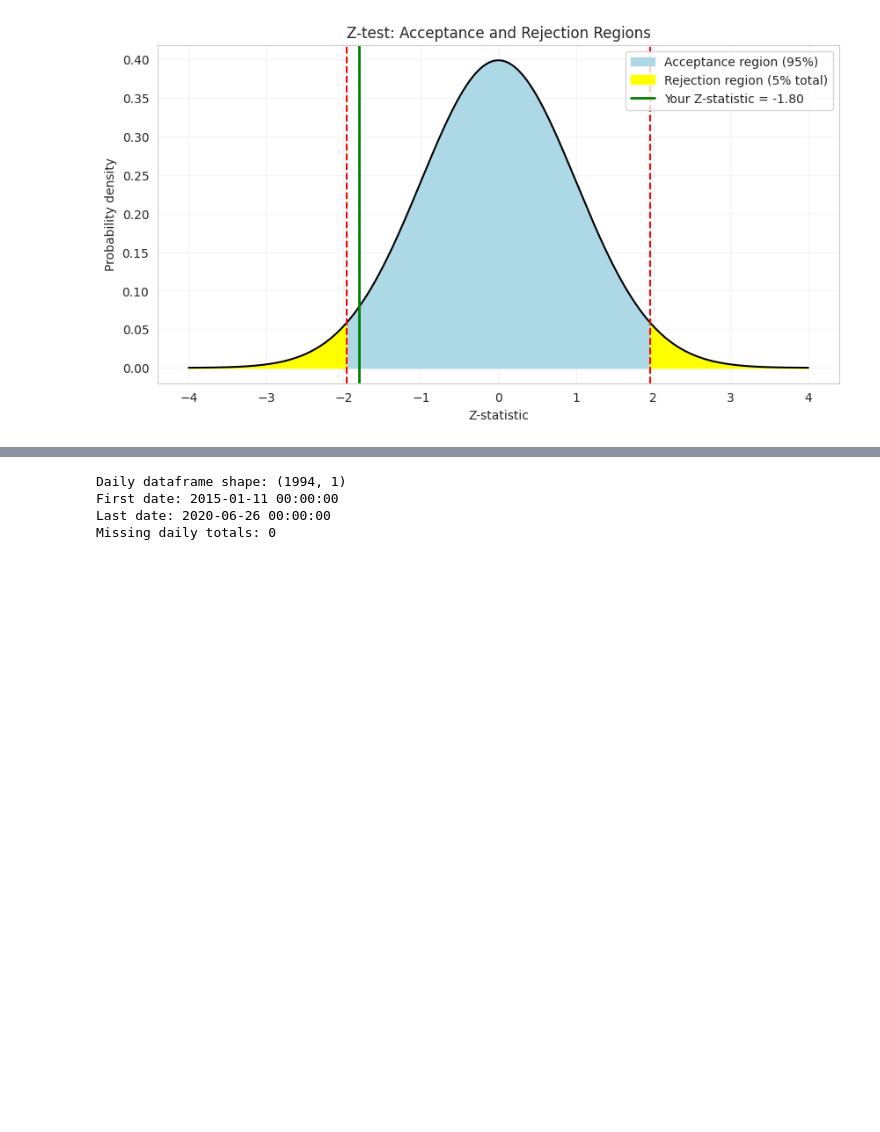
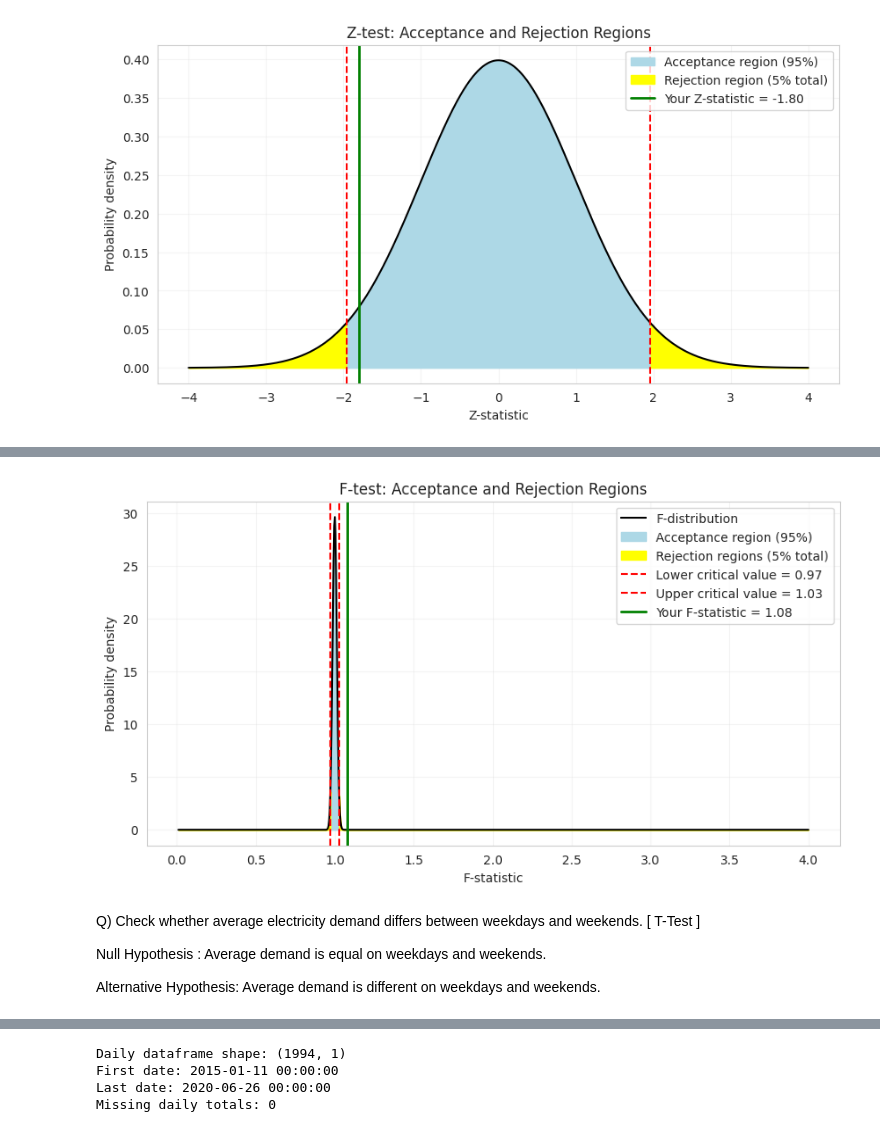
Before and after one commit to Handdyy11/Electricity_load_forecasting, a Jupyter notebook: Electricity_forcasting.ipynb, the cells around one changed output, grey strips where cells are left out. Cells and saved outputs as stored; diff of their text form; code cells hidden in the pictures; blank space fills up the shorter version.

Commit message:
Completed all the tests

```diff
--- a/Electricity_forcasting.ipynb
+++ b/Electricity_forcasting.ipynb
@@ -445,0 +403,62 @@ dtype: float64
+# %%
+from scipy.stats import f
+# Significance level
+alpha = 0.05
+
+# F-distribution values
+x = np.linspace(0.01, 4, 1000)
+y = f.pdf(x, df1, df2)
+
+# Critical values for a two-tailed F-test
+lower_critical = f.ppf(alpha / 2, df1, df2)
+upper_critical = f.ppf(1 - alpha / 2, df1, df2)
+
+# Plot the F-distribution
+plt.figure(figsize=(10, 5))
+plt.plot(x, y, color="black", label="F-distribution")
+
+# Shade the acceptance region
+x_accept = x[(x >= lower_critical) & (x <= upper_critical)]
+plt.fill_between(
+    x_accept, f.pdf(x_accept, df1, df2),
+    color="lightblue", label="Acceptance region (95%)"
+)
+
+# Shade the rejection regions
+x_left = x[x < lower_critical]
+x_right = x[x > upper_critical]
+
+plt.fill_between(
+    x_left, f.pdf(x_left, df1, df2),
+    color="yellow", label="Rejection regions (5% total)"
+)
+plt.fill_between(
+    x_right, f.pdf(x_right, df1, df2),
+    color="yellow"
+)
+
+# Mark critical values
+plt.axvline(lower_critical, color="red", linestyle="--",
+            label=f"Lower critical value = {lower_critical:.2f}")
+plt.axvline(upper_critical, color="red", linestyle="--",
+            label=f"Upper critical value = {upper_critical:.2f}")
+
+# Mark the calculated F-statistic
+plt.axvline(F_stat, color="green", linewidth=2,
+            label=f"Your F-statistic = {F_stat:.2f}")
+
+# Labels and formatting
+plt.title("F-test: Acceptance and Rejection Regions")
+plt.xlabel("F-statistic")
+plt.ylabel("Probability density")
+plt.legend()
+plt.grid(alpha=0.2)
+plt.show()
+# %% [output]
+[figure, added]
+# %% [markdown]
+Q) Check whether average electricity demand differs between weekdays and weekends. [ T-Test ]
+
+Null Hypothesis : Average demand is equal on weekdays and weekends.
+
+Alternative Hypothesis: Average demand is different on weekdays and weekends.
```
Also changed, not shown: parts of 15 cells of this notebook.
